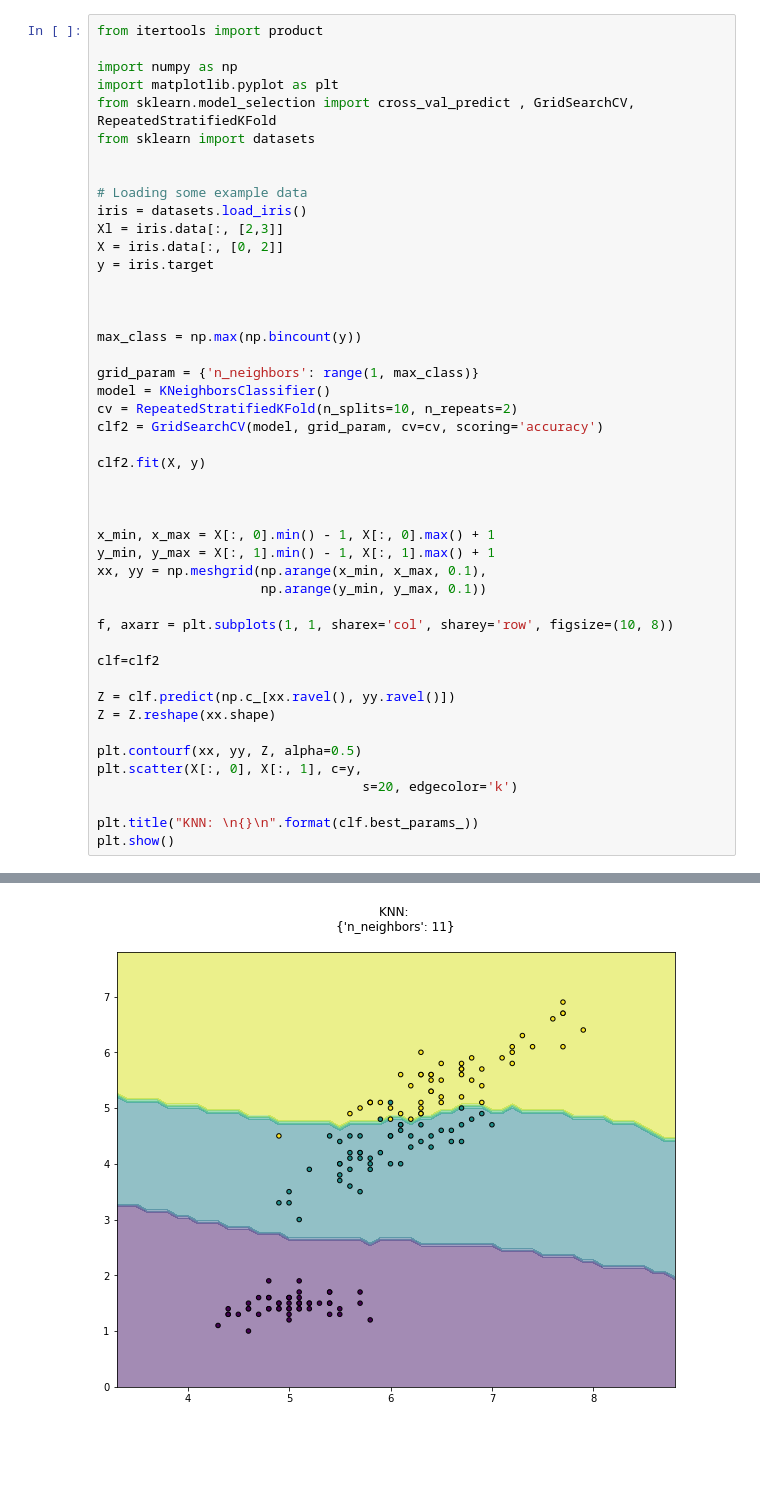
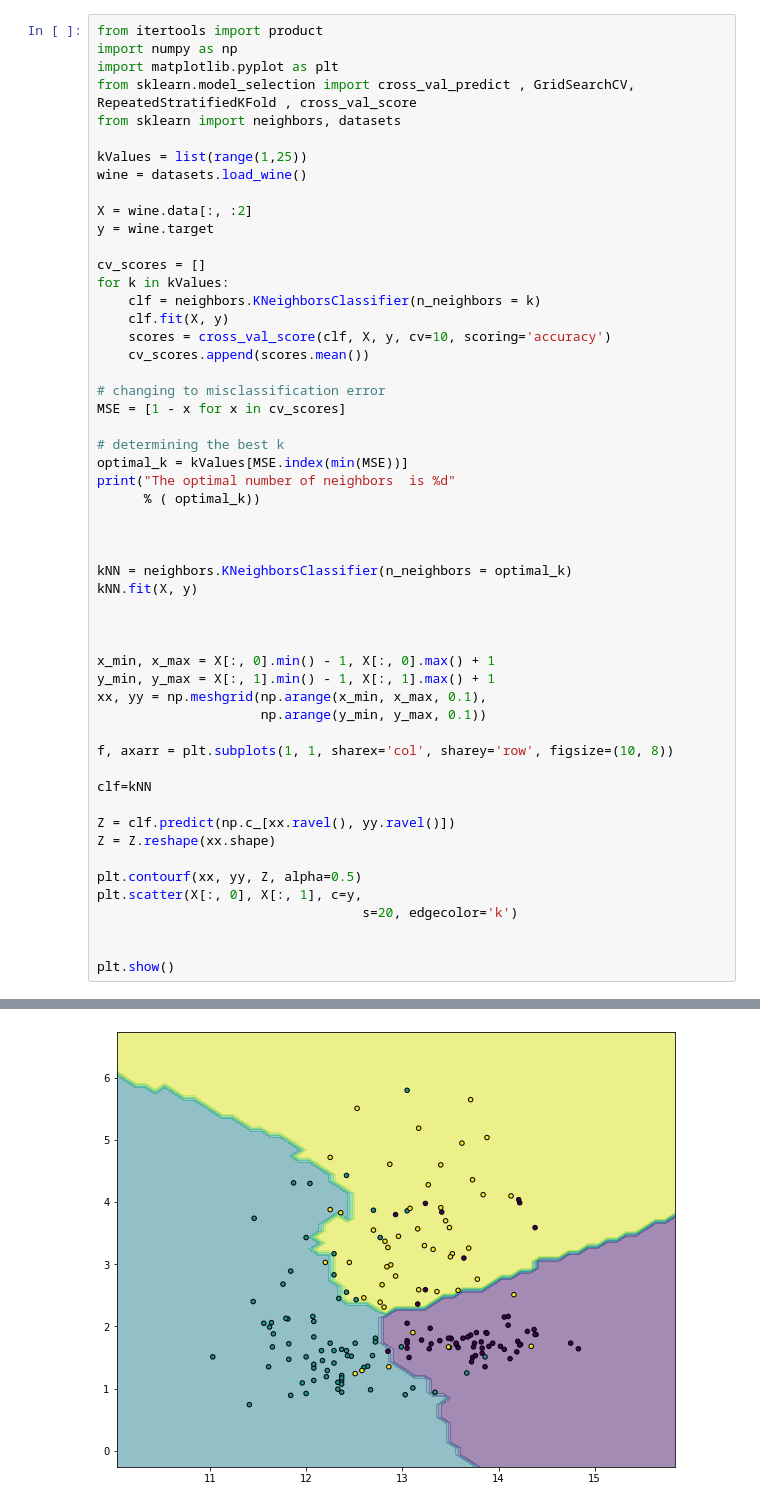
Before and after one commit to Mikel4u4u/TML, a Jupyter notebook: KNN.ipynb, the cells around one changed output, grey strips where cells are left out. Saved outputs shown, nothing was run; the diff lists cells and outputs as text; blank space fills up the shorter version.

```diff
--- a/KNN.ipynb
+++ b/KNN.ipynb
@@ -1,28 +1,35 @@
 # %%
 from itertools import product
-
 import numpy as np
 import matplotlib.pyplot as plt
-from sklearn.model_selection import cross_val_predict , GridSearchCV, RepeatedStratifiedKFold
-from sklearn import datasets
+from sklearn.model_selection import cross_val_predict , GridSearchCV, RepeatedStratifiedKFold , cross_val_score
+from sklearn import neighbors, datasets
 
+kValues = list(range(1,25))
+wine = datasets.load_wine()
 
-# Loading some example data
-iris = datasets.load_iris()
-Xl = iris.data[:, [2,3]]
-X = iris.data[:, [0, 2]]
-y = iris.target
+X = wine.data[:, :2]
+y = wine.target
+
+cv_scores = []
+for k in kValues:
+    clf = neighbors.KNeighborsClassifier(n_neighbors = k)
+    clf.fit(X, y)
+    scores = cross_val_score(clf, X, y, cv=10, scoring='accuracy')
+    cv_scores.append(scores.mean())
+
+# changing to misclassification error
+MSE = [1 - x for x in cv_scores]
+
+# determining the best k
+optimal_k = kValues[MSE.index(min(MSE))]
+print("The optimal number of neighbors  is %d"
+      % ( optimal_k))
 
 
 
-max_class = np.max(np.bincount(y))
-
-grid_param = {'n_neighbors': range(1, max_class)}
-model = KNeighborsClassifier()
-cv = RepeatedStratifiedKFold(n_splits=10, n_repeats=2)
-clf2 = GridSearchCV(model, grid_param, cv=cv, scoring='accuracy')
-
-clf2.fit(X, y)
+kNN = neighbors.KNeighborsClassifier(n_neighbors = optimal_k)
+kNN.fit(X, y)
 
 
 
@@ -33,7 +40,7 @@ xx, yy = np.meshgrid(np.arange(x_min, x_max, 0.1),
 
 f, axarr = plt.subplots(1, 1, sharex='col', sharey='row', figsize=(10, 8))
 
-clf=clf2
+clf=kNN
 
 Z = clf.predict(np.c_[xx.ravel(), yy.ravel()])
 Z = Z.reshape(xx.shape)
@@ -42,6 +49,6 @@ plt.contourf(xx, yy, Z, alpha=0.5)
 plt.scatter(X[:, 0], X[:, 1], c=y,
                                   s=20, edgecolor='k')
 
-plt.title("KNN: \n{}\n".format(clf.best_params_))
+
 plt.show()
 # %% [output]
@@ -48 +56 @@ plt.show()
-[figure, old version]
+[figure, new version]
```
Also changed, not shown: parts of 1 cell of this notebook, 1 other file.
